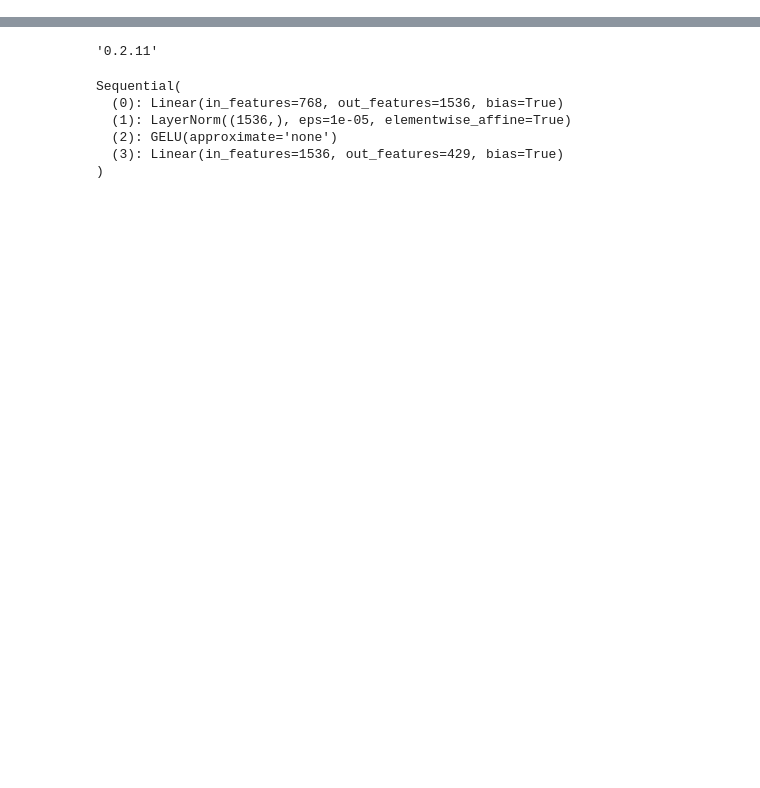
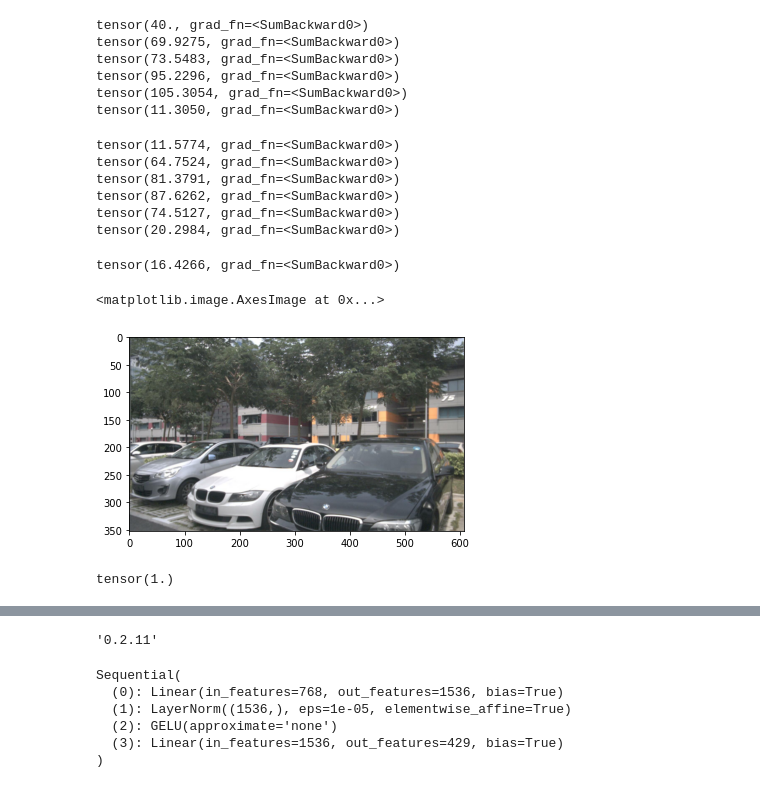
Before and after one commit to niktheod/Modified_Vilt, a Jupyter notebook: draft.ipynb, the cells around one changed output, grey strips where cells are left out. Saved outputs shown, nothing was run; the diff lists cells and outputs as text; code cells hidden in the pictures; blank space fills up the shorter version.

```diff
--- a/draft.ipynb
+++ b/draft.ipynb
@@ -16,0 +68,10 @@ from torch.optim.lr_scheduler import StepLR
+# %%
+isvqa = ISVQA("/home/nikostheodoridis/isvqa/val_set.json",
+              "/home/nikostheodoridis/nuscenes/samples",
+              "/home/nikostheodoridis/isvqa/answers.json",
+              device="cpu")
+
+loader = DataLoader(isvqa, 1, shuffle=True)
+
+batch = next(iter(loader))
+batch[0]["input_ids"]
@@ -16,0 +166,42 @@ from torch.optim.lr_scheduler import StepLR
+# %%
+print(out.attentions[11][0, 0, :40, :].sum())
+print(out.attentions[11][0, :, :40, 250:460].sum())
+print(out.attentions[11][0, :, :40, 460:670].sum())
+print(out.attentions[11][0, :, :40, 670:880].sum())
+print(out.attentions[11][0, :, :40, 880:1090].sum())
+print(out.attentions[11][0, :, :40, 1090:1130].sum())
+# %% [output]
+tensor(40., grad_fn=<SumBackward0>)
+tensor(69.9275, grad_fn=<SumBackward0>)
+tensor(73.5483, grad_fn=<SumBackward0>)
+tensor(95.2296, grad_fn=<SumBackward0>)
+tensor(105.3054, grad_fn=<SumBackward0>)
+tensor(11.3050, grad_fn=<SumBackward0>)
+# %%
+print(out.attentions[11][0, :, :40, 40:80].sum())
+print(out.attentions[11][0, :, :40, 250:460].sum())
+print(out.attentions[11][0, :, :40, 460:670].sum())
+print(out.attentions[11][0, :, :40, 670:880].sum())
+print(out.attentions[11][0, :, :40, 880:1090].sum())
+print(out.attentions[11][0, :, :40, 1090:1130].sum())
+# %% [output]
+tensor(11.5774, grad_fn=<SumBackward0>)
+tensor(64.7524, grad_fn=<SumBackward0>)
+tensor(81.3791, grad_fn=<SumBackward0>)
+tensor(87.6262, grad_fn=<SumBackward0>)
+tensor(74.5127, grad_fn=<SumBackward0>)
+tensor(20.2984, grad_fn=<SumBackward0>)
+# %%
+print(out.attentions[11][0, :, :40, :40].sum())
+# %% [output]
+tensor(16.4266, grad_fn=<SumBackward0>)
+# %%
+imp_img = (batch[0]["pixel_values"][0, 2].permute(1, 2, 0) + 1) / 2
+plt.imshow(imp_img)
+# %% [output]
+<matplotlib.image.AxesImage at 0x...>
+[figure, added]
+# %%
+imp_img.max()
+# %% [output]
+tensor(1.)
```
Also changed, not shown: parts of 71 cells of this notebook, 1 other file.
